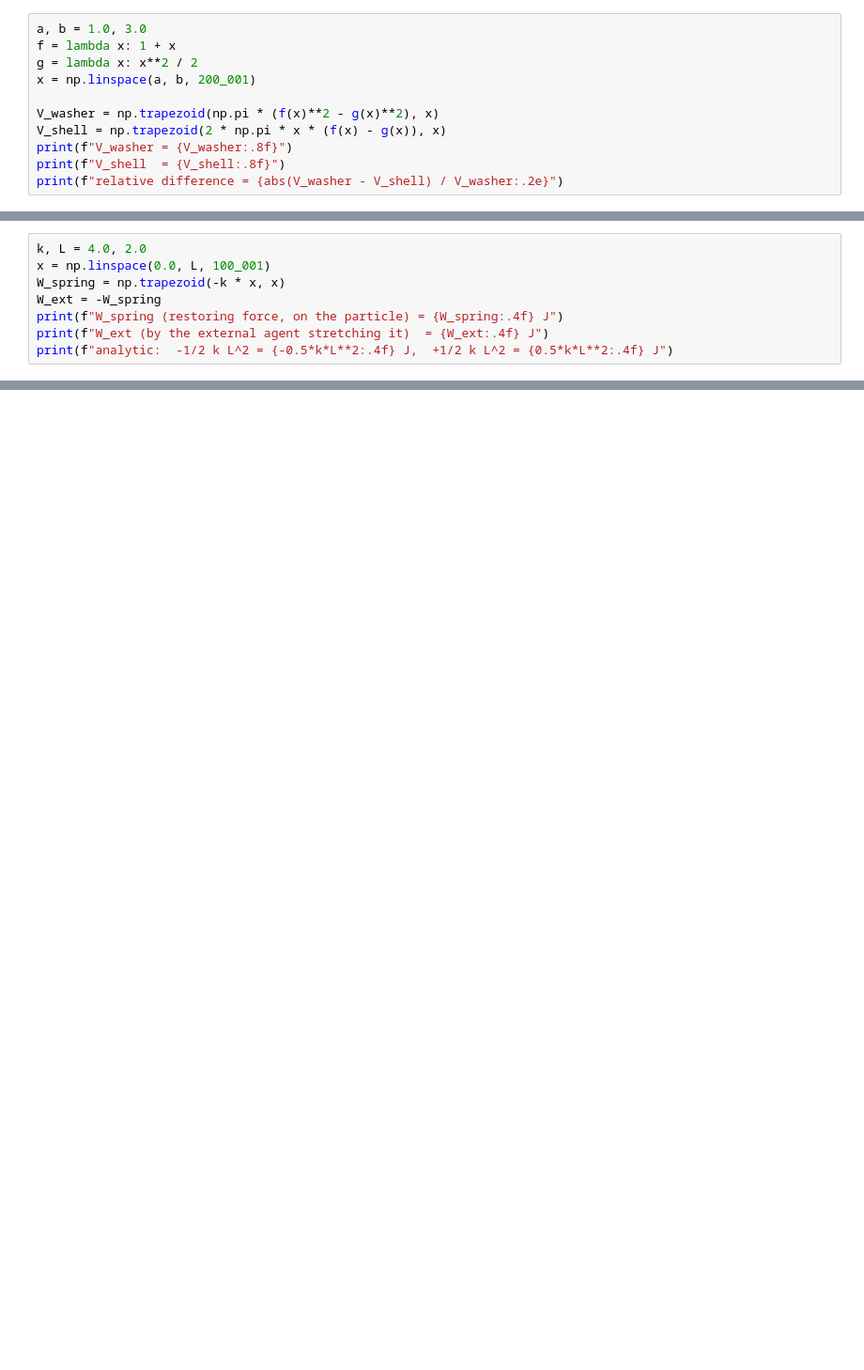
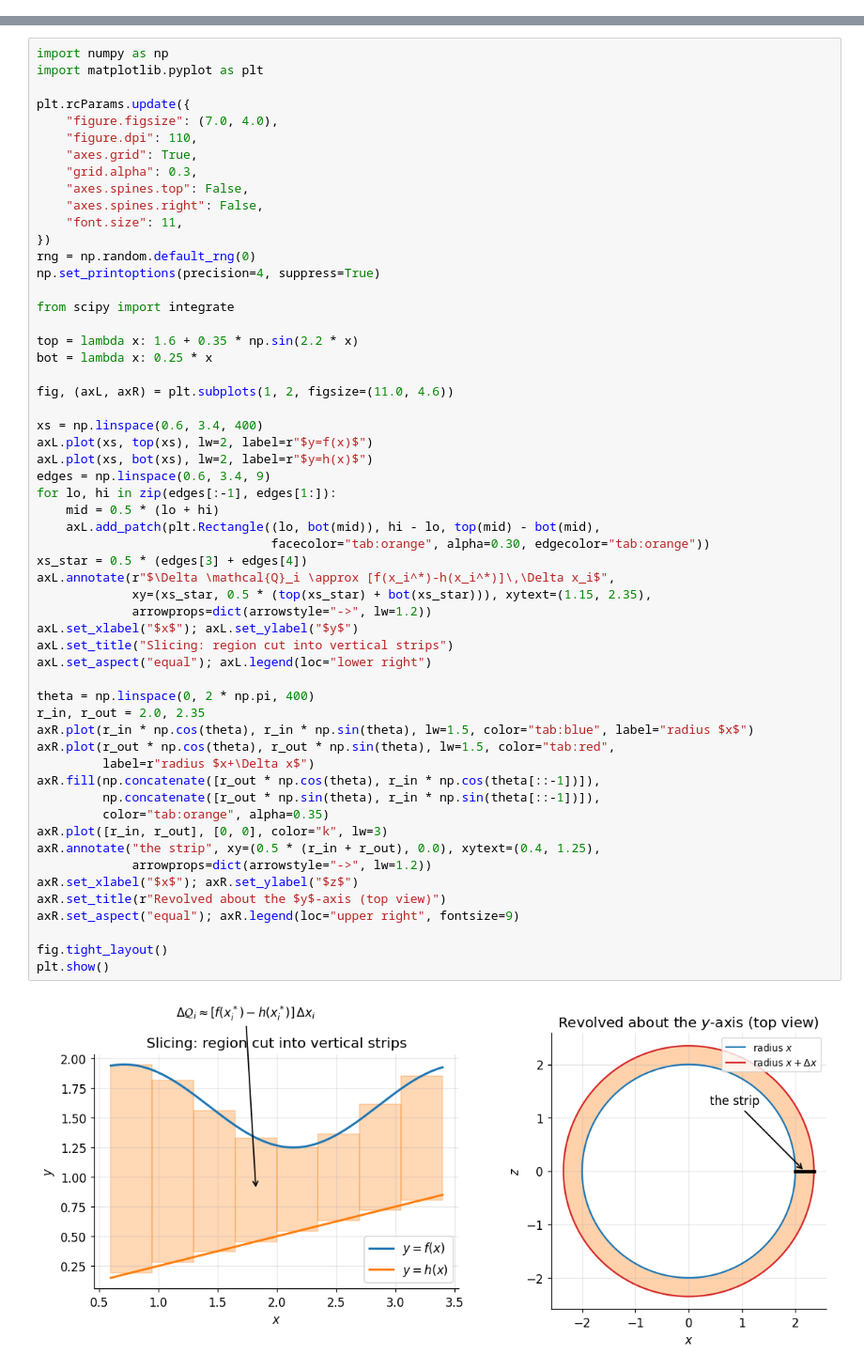
Before and after one commit to hien078/applied-mathematics-foundation, a Jupyter notebook: calculus/06_integral_applications_geometry_physics/first_principles.ipynb, the cells around one changed output, grey strips where cells are left out. Shown at 94% size. Cells and saved outputs as stored; diff of their text form; blank space fills up the shorter version.

```diff
--- a/calculus/06_integral_applications_geometry_physics/first_principles.ipynb
+++ b/calculus/06_integral_applications_geometry_physics/first_principles.ipynb
@@ -255,11 +0,0 @@ Numerically verify Theorem 2.1 for $f(x) = 1 + x$, $g(x) = x^2/2$ on $[1, 3]$ (m
-# %%
-a, b = 1.0, 3.0
-f = lambda x: 1 + x
-g = lambda x: x**2 / 2
-x = np.linspace(a, b, 200_001)
-
-V_washer = np.trapezoid(np.pi * (f(x)**2 - g(x)**2), x)
-V_shell = np.trapezoid(2 * np.pi * x * (f(x) - g(x)), x)
-print(f"V_washer = {V_washer:.8f}")
-print(f"V_shell  = {V_shell:.8f}")
-print(f"relative difference = {abs(V_washer - V_shell) / V_washer:.2e}")
@@ -538,8 +0,0 @@ Verify the corrected Hooke's-law work values ($k = 4\ \text{N/m}$, $L = 2\ \text
-# %%
-k, L = 4.0, 2.0
-x = np.linspace(0.0, L, 100_001)
-W_spring = np.trapezoid(-k * x, x)
-W_ext = -W_spring
-print(f"W_spring (restoring force, on the particle) = {W_spring:.4f} J")
-print(f"W_ext (by the external agent stretching it)  = {W_ext:.4f} J")
-print(f"analytic:  -1/2 k L^2 = {-0.5*k*L**2:.4f} J,  +1/2 k L^2 = {0.5*k*L**2:.4f} J")
@@ -833,0 +47,58 @@ Revolving a catenary produces a **catenoid**, the unique non-trivial surface of
+# %%
+import numpy as np
+import matplotlib.pyplot as plt
+
+plt.rcParams.update({
+    "figure.figsize": (7.0, 4.0),
+    "figure.dpi": 110,
+    "axes.grid": True,
+    "grid.alpha": 0.3,
+    "axes.spines.top": False,
+    "axes.spines.right": False,
+    "font.size": 11,
+})
+rng = np.random.default_rng(0)
+np.set_printoptions(precision=4, suppress=True)
+
+from scipy import integrate
+
+top = lambda x: 1.6 + 0.35 * np.sin(2.2 * x)
+bot = lambda x: 0.25 * x
+
+fig, (axL, axR) = plt.subplots(1, 2, figsize=(11.0, 4.6))
+
+xs = np.linspace(0.6, 3.4, 400)
+axL.plot(xs, top(xs), lw=2, label=r"$y=f(x)$")
+axL.plot(xs, bot(xs), lw=2, label=r"$y=h(x)$")
+edges = np.linspace(0.6, 3.4, 9)
+for lo, hi in zip(edges[:-1], edges[1:]):
+    mid = 0.5 * (lo + hi)
+    axL.add_patch(plt.Rectangle((lo, bot(mid)), hi - lo, top(mid) - bot(mid),
+                                facecolor="tab:orange", alpha=0.30, edgecolor="tab:orange"))
+xs_star = 0.5 * (edges[3] + edges[4])
+axL.annotate(r"$\Delta \mathcal{Q}_i \approx [f(x_i^*)-h(x_i^*)]\,\Delta x_i$",
+             xy=(xs_star, 0.5 * (top(xs_star) + bot(xs_star))), xytext=(1.15, 2.35),
+             arrowprops=dict(arrowstyle="->", lw=1.2))
+axL.set_xlabel("$x$"); axL.set_ylabel("$y$")
+axL.set_title("Slicing: region cut into vertical strips")
+axL.set_aspect("equal"); axL.legend(loc="lower right")
+
+theta = np.linspace(0, 2 * np.pi, 400)
+r_in, r_out = 2.0, 2.35
+axR.plot(r_in * np.cos(theta), r_in * np.sin(theta), lw=1.5, color="tab:blue", label="radius $x$")
+axR.plot(r_out * np.cos(theta), r_out * np.sin(theta), lw=1.5, color="tab:red",
+         label=r"radius $x+\Delta x$")
+axR.fill(np.concatenate([r_out * np.cos(theta), r_in * np.cos(theta[::-1])]),
+         np.concatenate([r_out * np.sin(theta), r_in * np.sin(theta[::-1])]),
+         color="tab:orange", alpha=0.35)
+axR.plot([r_in, r_out], [0, 0], color="k", lw=3)
+axR.annotate("the strip", xy=(0.5 * (r_in + r_out), 0.0), xytext=(0.4, 1.25),
+             arrowprops=dict(arrowstyle="->", lw=1.2))
+axR.set_xlabel("$x$"); axR.set_ylabel("$z$")
+axR.set_title(r"Revolved about the $y$-axis (top view)")
+axR.set_aspect("equal"); axR.legend(loc="upper right", fontsize=9)
+
+fig.tight_layout()
+plt.show()
+# %% [output]
+[figure, added]
```
Also changed, not shown: parts of 63 cells of this notebook, 25 other files.
